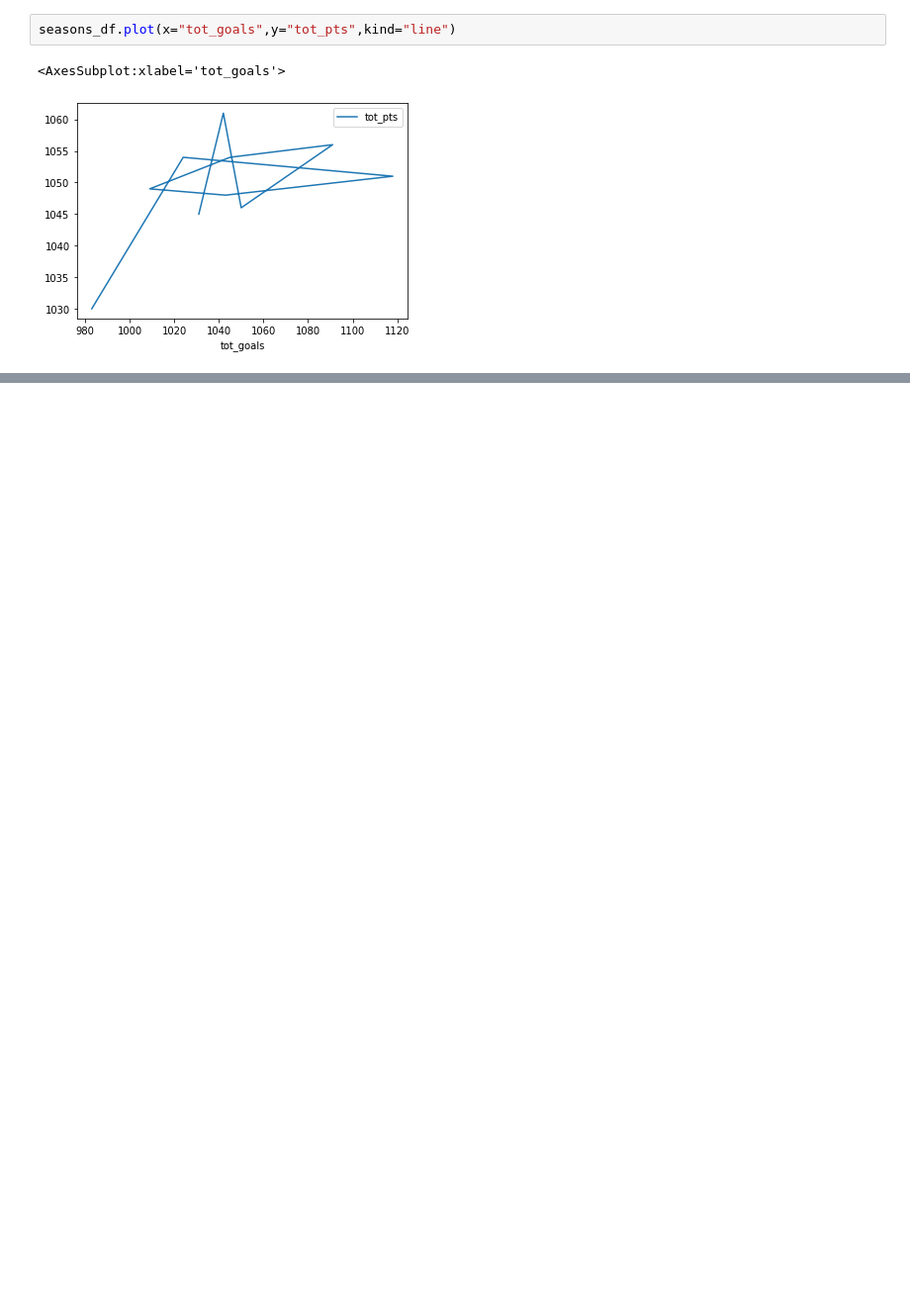
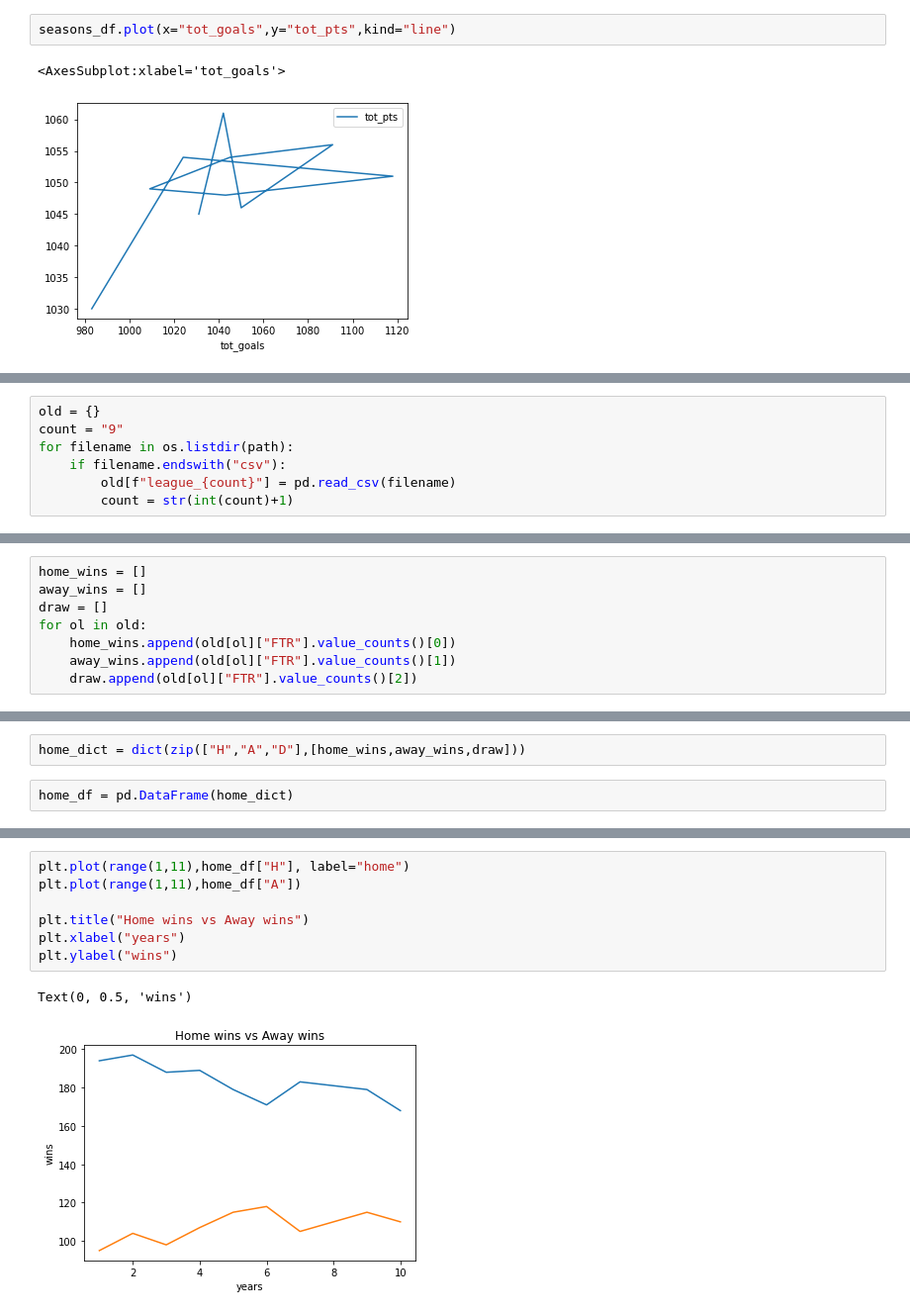
Before and after one commit to king-tomi/Spanish-La-liga-Analysis, a Jupyter notebook: notebooks/analysis.ipynb, the cells around one changed output, grey strips where cells are left out. Shown: that part at 99% size. Saved outputs shown, nothing was run; the diff lists cells and outputs as text; blank space fills up the shorter version.

```diff
--- a/notebooks/analysis.ipynb
+++ b/notebooks/analysis.ipynb
@@ -156,0 +167,7 @@ seasons_df.plot(x="tot_goals",y="tot_pts",kind="line")
+# %%
+old = {}
+count = "9"
+for filename in os.listdir(path):
+    if filename.endswith("csv"):
+        old[f"league_{count}"] = pd.read_csv(filename)
+        count = str(int(count)+1)
@@ -156,0 +213,8 @@ seasons_df.plot(x="tot_goals",y="tot_pts",kind="line")
+# %%
+home_wins = []
+away_wins = []
+draw = []
+for ol in old:
+    home_wins.append(old[ol]["FTR"].value_counts()[0])
+    away_wins.append(old[ol]["FTR"].value_counts()[1])
+    draw.append(old[ol]["FTR"].value_counts()[2])
@@ -156,0 +225,4 @@ seasons_df.plot(x="tot_goals",y="tot_pts",kind="line")
+# %%
+home_dict = dict(zip(["H","A","D"],[home_wins,away_wins,draw]))
+# %%
+home_df = pd.DataFrame(home_dict)
@@ -156,0 +243,10 @@ seasons_df.plot(x="tot_goals",y="tot_pts",kind="line")
+# %%
+plt.plot(range(1,11),home_df["H"], label="home")
+plt.plot(range(1,11),home_df["A"])
+
+plt.title("Home wins vs Away wins")
+plt.xlabel("years")
+plt.ylabel("wins")
+# %% [output]
+Text(0, 0.5, 'wins')
+[figure, added]
```
Also changed, not shown: parts of 13 cells of this notebook, 5 other files.
